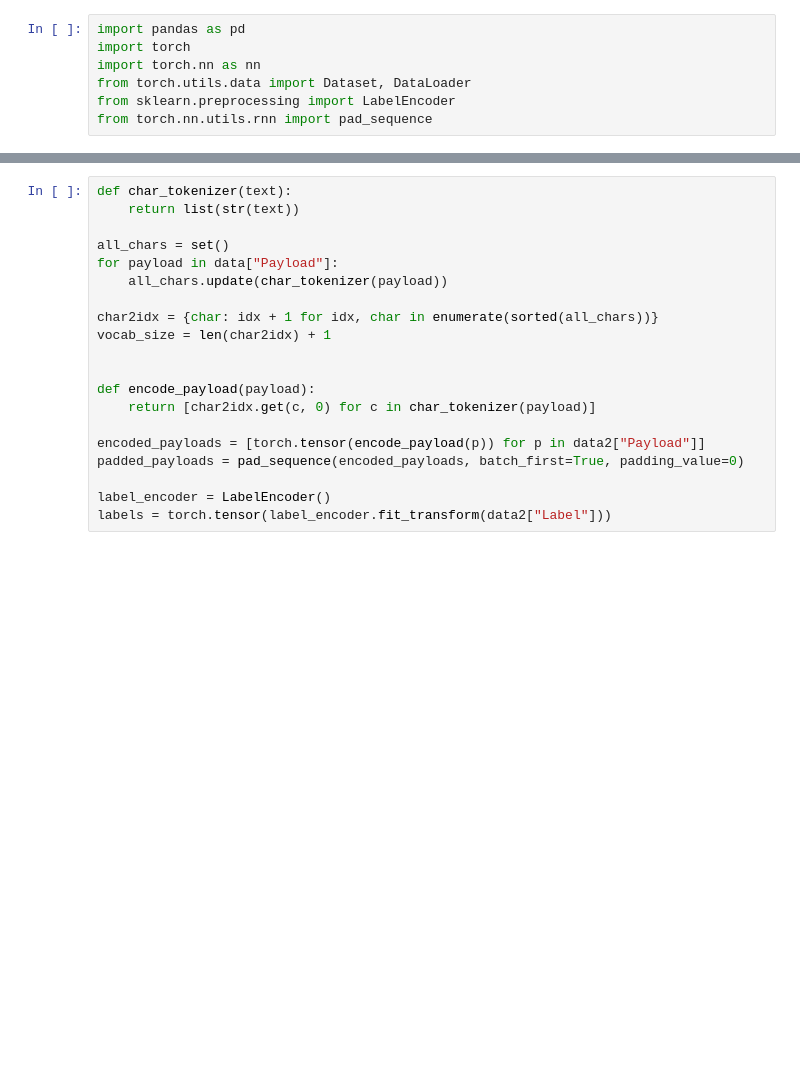
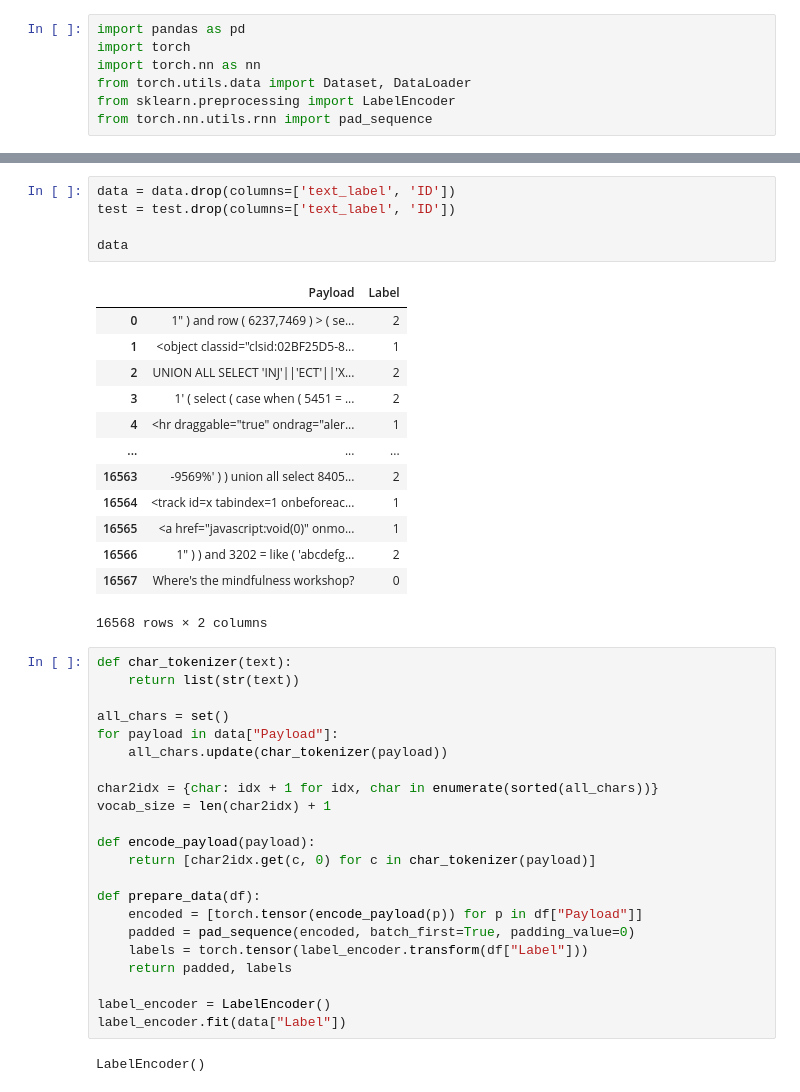
Before and after one commit to thanhhuynh0106/Introduction-to-Information-Assurance-and-Security, a Jupyter notebook: models/dl.ipynb, the cells around one changed output, grey strips where cells are left out. Cells and saved outputs as stored; diff of their text form; blank space fills up the shorter version.

```diff
--- a/models/dl.ipynb
+++ b/models/dl.ipynb
@@ -46,3 +42,22 @@ data2
+# %%
+data = data.drop(columns=['text_label', 'ID'])
+test = test.drop(columns=['text_label', 'ID'])
+
+data
+# %% [output]
+|  | Payload | Label |
+| 0 | 1" ) and row ( 6237,7469 ) > ( se... | 2 |
+| 1 | <object classid="clsid:02BF25D5-8... | 1 |
+| 2 | UNION ALL SELECT 'INJ'||'ECT'||'X... | 2 |
+| 3 | 1' ( select ( case when ( 5451 = ... | 2 |
+| 4 | <hr draggable="true" ondrag="aler... | 1 |
+| ... | ... | ... |
+| 16563 | -9569%' ) ) union all select 8405... | 2 |
+| 16564 | <track id=x tabindex=1 onbeforeac... | 1 |
+| 16565 | <a href="javascript:void(0)" onmo... | 1 |
+| 16566 | 1" ) ) and 3202 = like ( 'abcdefg... | 2 |
+| 16567 | Where's the mindfulness workshop? | 0 |
+16568 rows × 2 columns
 # %%
 def char_tokenizer(text):
     return list(str(text))
@@ -54,13 +69,17 @@ for payload in data["Payload"]:
 char2idx = {char: idx + 1 for idx, char in enumerate(sorted(all_chars))}
 vocab_size = len(char2idx) + 1
 
-
 def encode_payload(payload):
     return [char2idx.get(c, 0) for c in char_tokenizer(payload)]
 
-encoded_payloads = [torch.tensor(encode_payload(p)) for p in data2["Payload"]]
-padded_payloads = pad_sequence(encoded_payloads, batch_first=True, padding_value=0)
+def prepare_data(df):
+    encoded = [torch.tensor(encode_payload(p)) for p in df["Payload"]]
+    padded = pad_sequence(encoded, batch_first=True, padding_value=0)
+    labels = torch.tensor(label_encoder.transform(df["Label"]))
+    return padded, labels
 
 label_encoder = LabelEncoder()
-labels = torch.tensor(label_encoder.fit_transform(data2["Label"]))
+label_encoder.fit(data["Label"])
+# %% [output]
+LabelEncoder()
 # %%
```
Also changed, not shown: parts of 7 cells of this notebook, 3 other files.
